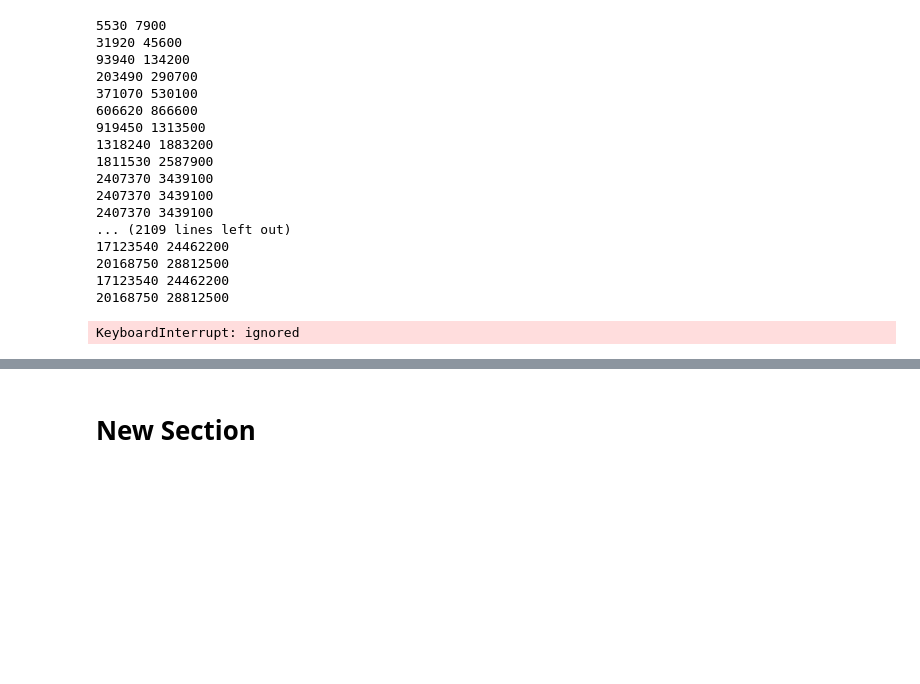
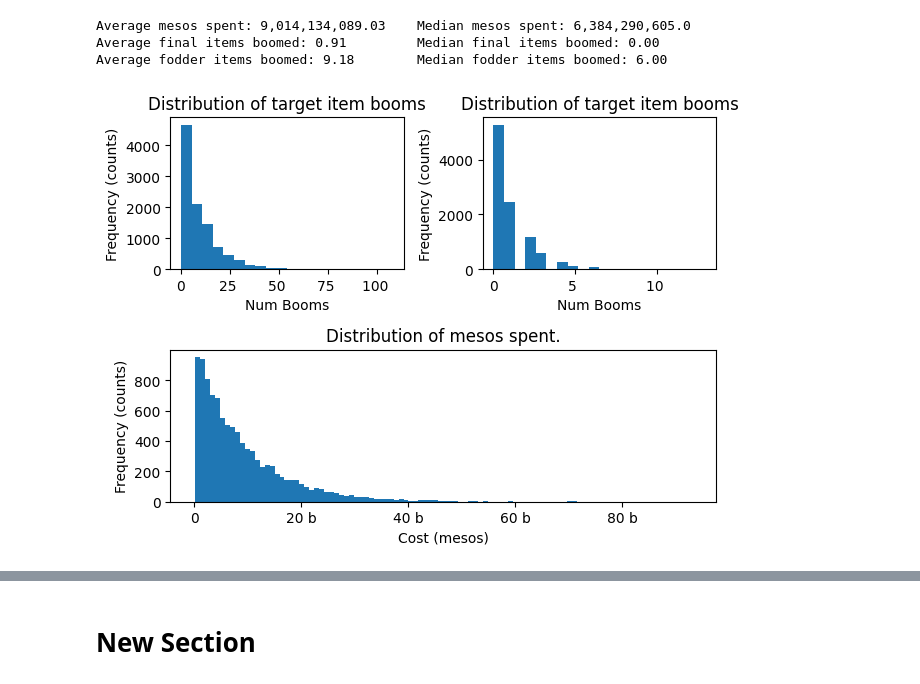
Before and after one commit to Mctran1724/SF_calculator, a Jupyter notebook: starforce_simulation.ipynb, the cells around one changed output, grey strips where cells are left out. Saved outputs shown, nothing was run; the diff lists cells and outputs as text; code cells hidden in the pictures; blank space fills up the shorter version.

Commit message:
fix cost formula, events

```diff
--- a/starforce_simulation.ipynb
+++ b/starforce_simulation.ipynb
@@ -5,12 +5,13 @@ import matplotlib.pyplot as plt
 import scipy.stats as stats
 
 def gms_cost(current_star, level):
-    if current_star >= 15:
-        return 1000 + level ** 3 * ((current_star + 1) ** 2.7) / 200
-    elif current_star <= 10:
-        return 1000 + level ** 3 * ((current_star + 1) ** 2.7) / 400
+    if current_star < 10:
+        cost = 100 * ((level**3) * (current_star+1)/2_500 + 10)
+    elif current_star < 15:
+        cost = 100 * ((level**3) * ((current_star+1)**2.7)/40_000 + 10)
     else:
-        return 1000 + level ** 3 * (current_star + 1) / 25
+        cost = 100 * ((level**3) * ((current_star+1)**2.7)/20_000 + 10)
+    return cost
 
 def get_base_cost(current_star, level):
     cost = gms_cost(current_star, level)
@@ -47,7 +48,7 @@ def determine_outcome(current_star, rates, star_catch, sg):
         p_boom = left_over - p_decrease
 
     #No boom room
-    if "no_boom" in event:
+    if "no_boom" in event and current_star <= 15:
         p_boom = 0
 
     outcome = random.random()
@@ -87,7 +88,7 @@ def perform_simulation(current_star, desired_star, rates, level, sg, star_catch,
                 cost = attempt_cost(current_star, level, sg, chance_time, multiplier=0.7)
 
                 cost_normal = attempt_cost(current_star, level, sg, chance_time)
-                print(cost, cost_normal)
+                #print(cost, cost_normal)
             else:
                 cost = attempt_cost(current_star, level, sg, chance_time)
 
@@ -98,12 +99,13 @@ def perform_simulation(current_star, desired_star, rates, level, sg, star_catch,
                 current_star += 1
             else:
                 outcome = determine_outcome(current_star, rates, star_catch, sg)
-                if outcome=='success':
+                #One 1+1, if the star is 10 or less you get another star for free too!
+                if "1+1" in event and current_star <= 10 and outcome=='success':
+                    decrease_counter = 0
+                    current_star += 2
+                elif outcome=='success':
                     decrease_counter = 0
                     current_star += 1
-                    #One 1+1, if the star is 10 or less you get another star for free too!
-                    if "1+1" in event:
-                        current_star += 1
                 elif outcome=='maintain':
                     decrease_counter = 0
                 elif outcome=='drop':
@@ -120,7 +122,9 @@ def perform_simulation(current_star, desired_star, rates, level, sg, star_catch,
                     else:
                         #print("Fodder item boomed!")
                         pass
+            #print(current_star)
         #print(f"The level {level} equip made it to {desired_star} stars!")
+
         return total_meso, total_boom
 
 
@@ -242,56 +246,41 @@ if __name__=='__main__':
         [0.65, 0.35, 0, 0], #7 stars
         [0.6, 0.4, 0, 0], #8 stars
         [0.55, 0.45, 0, 0], #9 stars
         [0.5, 0.5, 0, 0], #10 stars
         [0.45, 0, 0.55, 0], #11 stars
         [0.4, 0.0, 0.594, 0.006], #12 stars
         [0.35, 0.0, 0.637, 0.013], #13 stars
         [0.3, 0.0, 0.686, 0.014], #14 stars
         [0.3, 0.679, 0, 0.021], #15 stars
         [0.3, 0.0, 0.679, 0.021], #16 stars
         [0.3, 0.0, 0.679, 0.021], #17 stars
         [0.3, 0.0, 0.672, 0.028], #18 stars
         [0.3, 0.0, 0.672, 0.028], #19 stars
         [0.3, 0.63, 0, 0.07], #20 stars
         [0.3, 0, 0.63, 0.07], #21 stars
         [0.03, 0.0, 0.776, 0.194], #22 stars
         [0.02, 0.0, 0.686, 0.294], #23 stars
         [0.01, 0.0, 0.594, 0.396] #24 stars
     ]
 
-    #event can be any of {"5_10_15", "no_boom", '1+1', "30_off"}
-    event = {"30_off", '5_10_15'}
+    #event can be any of {"5_10_15", "no_boom", '1+1', "30_off", None}
+    event = {"30_off"}
     n_trials = 10000
     current_star = 0
-    desired_star = 21
-    item_level = 140
-    sg = True
+    desired_star = 22
+    item_level = 150
+    sg = False
     star_catch = True
     foddering = {
-        "fodder": False,
-        "fodder_current_star": 0,
+        "fodder": True,
+        "fodder_current_star": 15,
         "fodder_desired_star": 21
     }
 
-
     results = repeat_experiment(n_trials, current_star, desired_star, rates, item_level, sg, star_catch, **foddering)
     display_results(*results)
 # %% [output]
-5530 7900
-31920 45600
-93940 134200
-203490 290700
-371070 530100
-606620 866600
-919450 1313500
-1318240 1883200
-1811530 2587900
-2407370 3439100
-2407370 3439100
-2407370 3439100
-... (2109 lines left out)
-17123540 24462200
-20168750 28812500
-17123540 24462200
-20168750 28812500
+Average mesos spent: 9,014,134,089.03    Median mesos spent: 6,384,290,605.0
+Average final items boomed: 0.91         Median final items boomed: 0.00
+Average fodder items boomed: 9.18        Median fodder items boomed: 6.00
-KeyboardInterrupt: ignored
+[figure, added]
```
Also changed, not shown: parts of 2 cells of this notebook.
